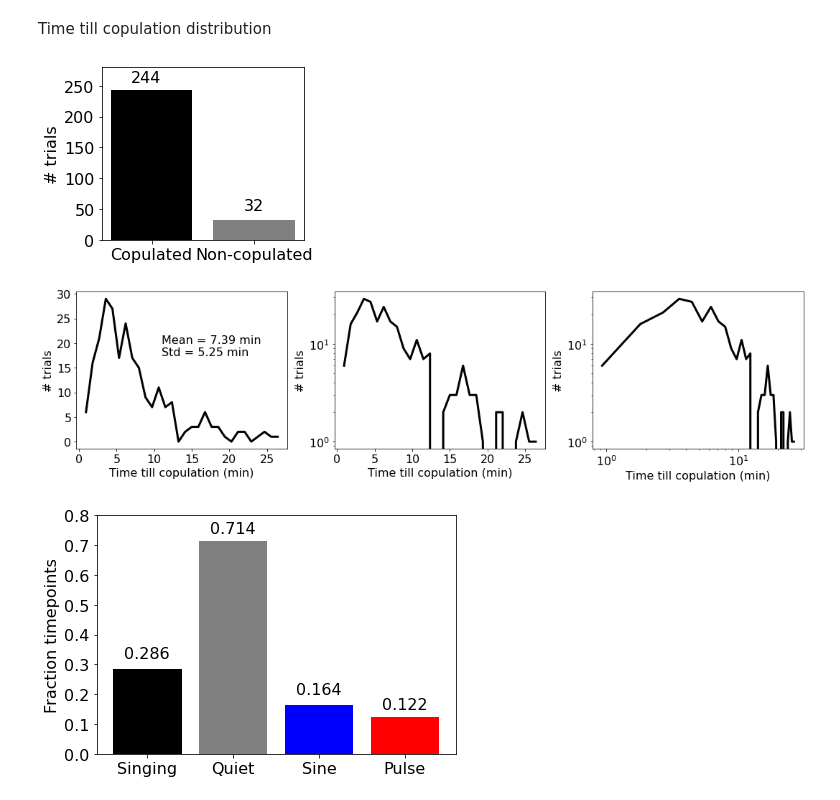
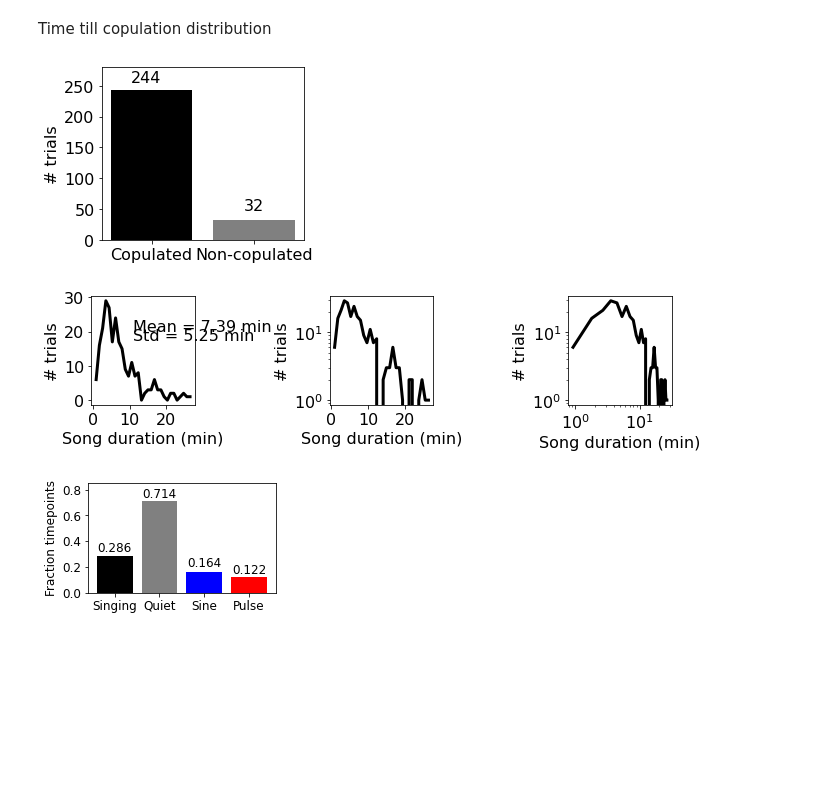
Before and after one commit to rkp8000/inferring-neural-codes, a Jupyter notebook: 01_AM_song_stats_ms.ipynb, the cells around one changed output. Saved outputs shown, nothing was run; the diff lists cells and outputs as text; code cells hidden in the pictures; blank space fills up the shorter version.

```diff
--- a/01_AM_song_stats_ms.ipynb
+++ b/01_AM_song_stats_ms.ipynb
@@ -95,40 +95,41 @@ t_cpln = durs[durs < durs.max()]
 
 fig, axs = plot_hists(t_cpln/60, bins=30)
 for ax in axs:
-    ax.set_xlabel('Time till copulation (min)')
+    ax.set_xlabel('Song duration (min)')
     ax.set_ylabel('# trials')
     set_font_size(ax, 16)
 axs[0].text(11, 20, f'Mean = {t_cpln.mean()/60:.2f} min', fontsize=16)
 axs[0].text(11, 17.5, f'Std = {t_cpln.std()/60:.2f} min', fontsize=16)
 
-fig.savefig('supp/1_tr_len_distr.svg')
+fig.savefig('ms/fig_1_song_dur_distr.svg')
 # %% [output]
 [figure]
-[figure, old version]
+[figure, new version]
 # %%
 songs_cc = cc(songs)
 frc_sng = np.mean(songs_cc > 0)
 frc_qui = np.mean(songs_cc == 0)
 frc_sin = np.mean(songs_cc == 1)
 frc_psl = np.mean(songs_cc == 2)
 # frc_pfs = np.mean(songs_cc == 3)
 
-fig, ax = plt.subplots(1, 1, figsize=(6, 4), tight_layout=True)
+fig, ax = plt.subplots(1, 1, figsize=(3.5, 2.1), tight_layout=True)
 ax.bar(range(4), [frc_sng, frc_qui, frc_sin, frc_psl], color=['k', 'gray', 'b', 'r'], align='center')
-ax.set_ylim(0, .8)
+ax.set_ylim(0, .85)
 ax.set_xticks(range(4))
 ax.set_xticklabels(['Singing', 'Quiet', 'Sine', 'Pulse'])
 ax.set_ylabel('Fraction timepoints')
-ax.text(0, .32, f'{frc_sng:.3f}', ha='center', fontsize=16)
-ax.text(1, .74, f'{frc_qui:.3f}', ha='center', fontsize=16)
-ax.text(2, .2, f'{frc_sin:.3f}', ha='center', fontsize=16)
-ax.text(3, .15, f'{frc_psl:.3f}', ha='center', fontsize=16)
+ax.text(0, .32, f'{frc_sng:.3f}', ha='center', fontsize=12)
+ax.text(1, .74, f'{frc_qui:.3f}', ha='center', fontsize=12)
+ax.text(2, .2, f'{frc_sin:.3f}', ha='center', fontsize=12)
+ax.text(3, .15, f'{frc_psl:.3f}', ha='center', fontsize=12)
 # ax.text(4, .08, f'{frc_pfs:.3f}', ha='center', fontsize=16)
-set_font_size(ax, 16)
+set_font_size(ax, 12)
 
 fig.savefig('supp/1_frac_song_mode_timepoints.svg')
+fig.savefig('ms/fig_1_song_mode_hist.svg')
 # %% [output]
-[figure, old version]
+[figure, new version]
 # %%
 durs_sng = []
 durs_qui = []
```
Also changed, not shown: parts of 2 cells of this notebook, 52 other files.
